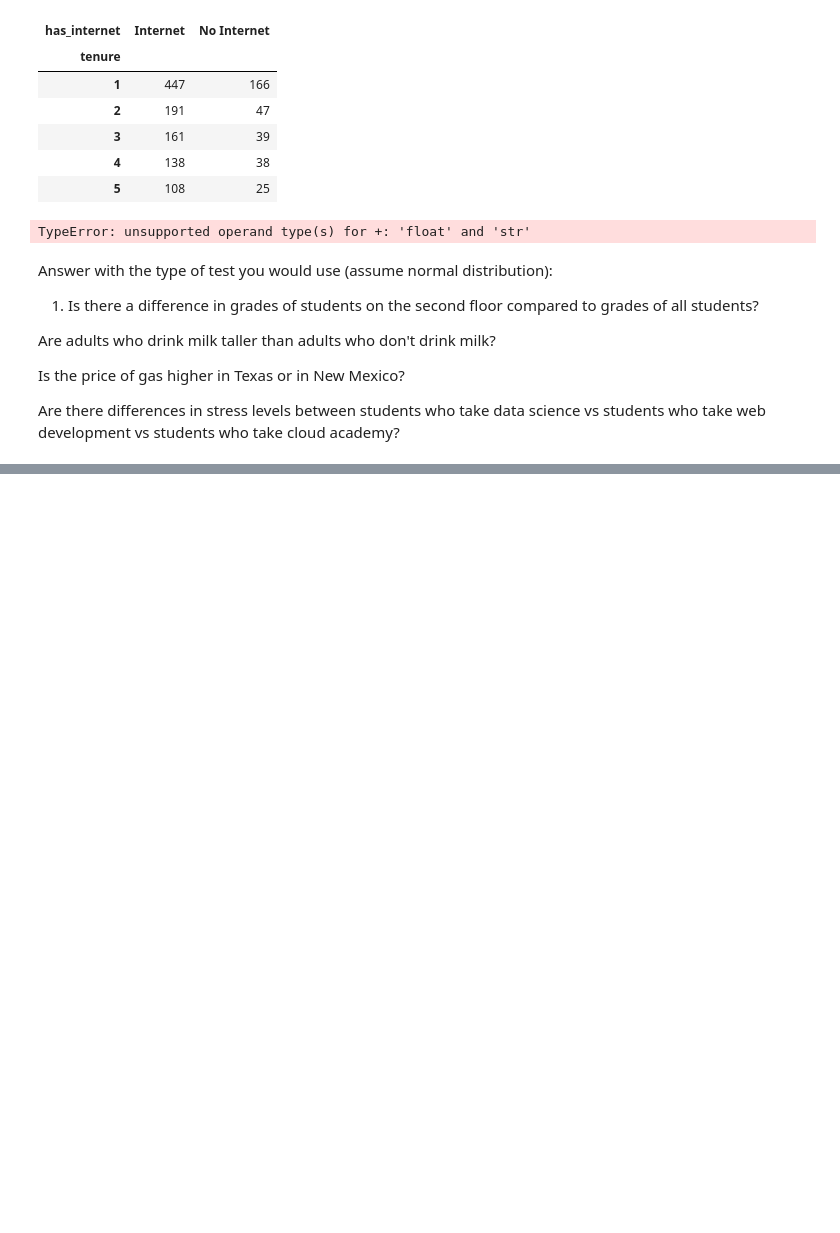
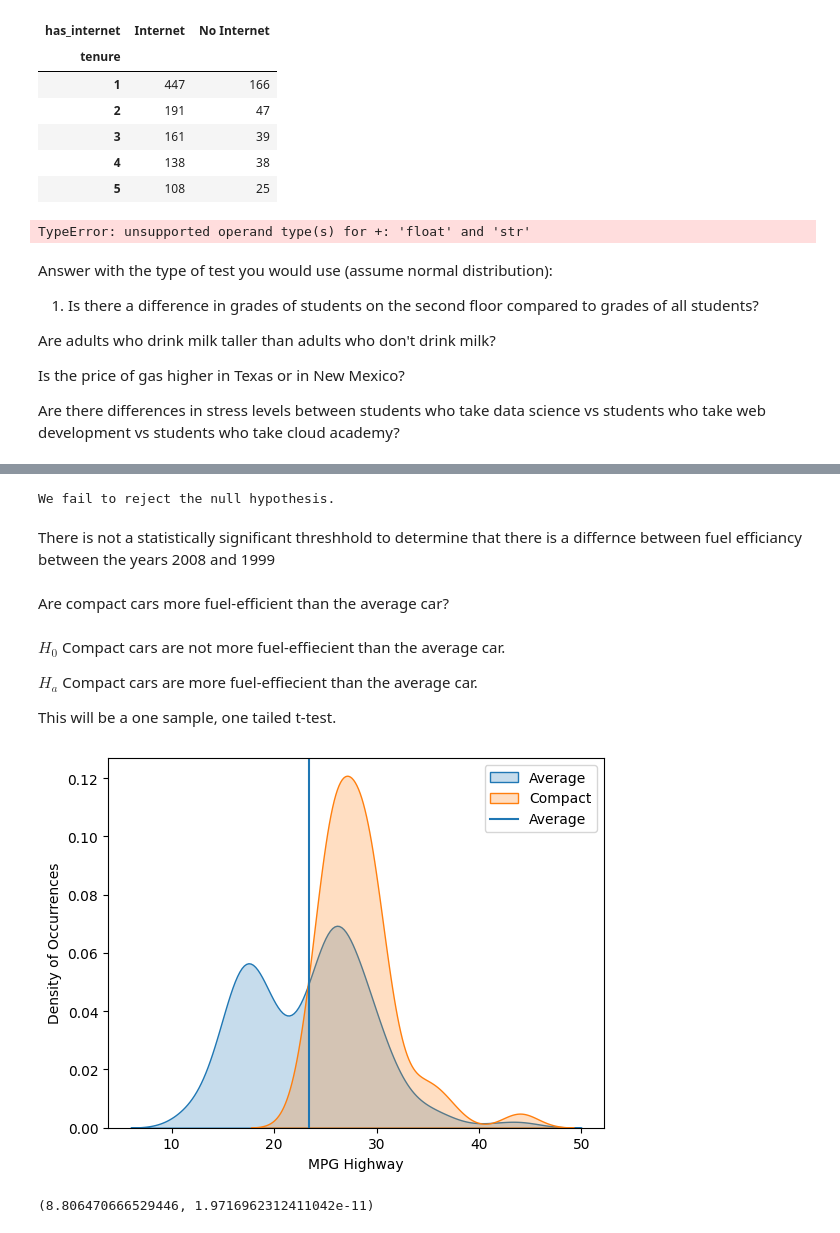
Before and after one commit to eelysee/statistics-exercises, a Jupyter notebook: hypothesis_testing.ipynb, the cells around one changed output, grey strips where cells are left out. Cells and saved outputs as stored; diff of their text form; code cells hidden in the pictures; blank space fills up the shorter version.

```diff
--- a/hypothesis_testing.ipynb
+++ b/hypothesis_testing.ipynb
@@ -345,0 +431,33 @@ Is there a difference in grades of students on the second floor compared to grad
+# %%
+a = 0.05
+
+if mpg_year_p < a:
+    print('We reject the null hypothesis.')
+else:
+    print('We fail to reject the null hypothesis.')
+# %% [output]
+We fail to reject the null hypothesis.
+# %% [markdown]
+There is not a statistically significant threshhold to determine that there is a differnce between fuel efficiancy between the years 2008 and 1999
+# %% [markdown]
+Are compact cars more fuel-efficient than the average car?
+# %% [markdown]
+$H_0$ Compact cars are not more fuel-effiecient than the average car.
+
+$H_a$ Compact cars are more fuel-effiecient than the average car.
+
+This will be a one sample, one tailed t-test.
+# %%
+hwy = mpg.hwy
+# %%
+compact = mpg[mpg['class'] == 'compact'].hwy
+# %%
+sns.kdeplot(data=hwy, label='Average', fill= True)
+sns.kdeplot(compact, label='Compact', fill = True)
+plt.axvline(hwy.mean() , label= 'Average')
+plt.ylabel('Density of Occurrences')
+plt.xlabel('MPG Highway')
+plt.legend()
+plt.show()
+# %% [output]
+[figure, added]
@@ -345,0 +466,4 @@ Is there a difference in grades of students on the second floor compared to grad
+# %%
+avg_t , avg_p
+# %% [output]
+(8.806470666529446, 1.9716962312411042e-11)
```
Also changed, not shown: parts of 24 cells of this notebook, 1 other file.
